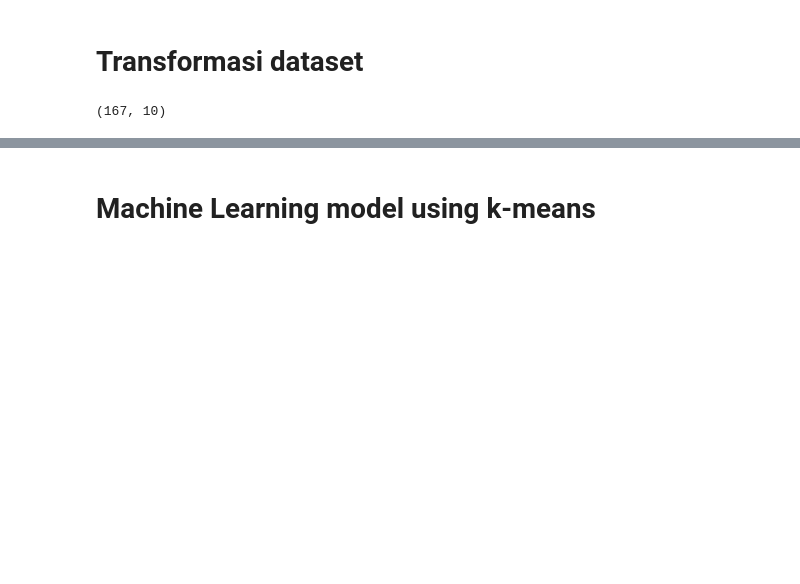
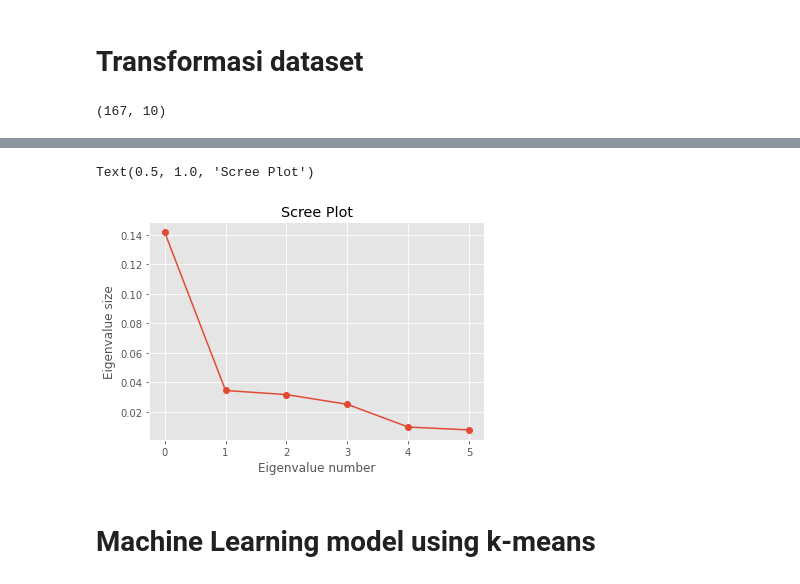
Before and after one commit to khalilullahalfaath/case_based_2_ML, a Jupyter notebook: Copy_of_Case_Based_2_ML_1301204376.ipynb, the cells around one changed output, grey strips where cells are left out. Drawn from its saved outputs; the diff is of its cells as text; code cells hidden in the pictures; blank space fills up the shorter version.

```diff
--- a/Copy_of_Case_Based_2_ML_1301204376.ipynb
+++ b/Copy_of_Case_Based_2_ML_1301204376.ipynb
@@ -316,6 +325,9 @@ df.shape
 # %%
 #normalisasi
 def minMaxScaling(df) :
-    return (df.iloc[:,1:10] - df.iloc[:,1:10].min()) / (df.iloc[:,1:10].max() - df.iloc[:,1:10].min())
+    return (df.iloc[:,1:] - df.iloc[:,1:].min()) / (df.iloc[:,1:].max() - df.iloc[:,1:].min())
 # %%
 df_normalized = minMaxScaling(df)
+# %%
+df_normalized.insert(0, "country", df['country'])
+df_normalized
@@ -337,0 +420,3 @@ df_normalized
+# %%
+x = df_normalized.copy()
+x.pop("country")
@@ -337,0 +452,18 @@ df_normalized
+# %%
+pca = PCA(n_components=0.95)
+pca_features = pca.fit_transform(x)
+
+print('Shape before PCA: ', x.shape)
+print('Shape after PCA: ', pca_features.shape)
+
+_,n = pca_features.shape
+
+columnsPCA = []
+for i in range(1,n+1):
+  colName = "PC"+str(i)
+  columnsPCA.append(colName)
+print(columnsPCA)
+
+pca_df = pd.DataFrame(
+    data=pca_features,
+    columns=columnsPCA)
@@ -338,3 +495,12 @@ df_normalized
+# %%
+plt.style.use("ggplot")
+plt.plot(pca.explained_variance_, marker='o')
+plt.xlabel("Eigenvalue number")
+plt.ylabel("Eigenvalue size")
+plt.title("Scree Plot")
+# %% [output]
+Text(0.5, 1.0, 'Scree Plot')
+[figure, added]
 # %% [markdown]
 # Machine Learning model using k-means
 # %% [markdown]
```
Also changed, not shown: parts of 21 cells of this notebook.
